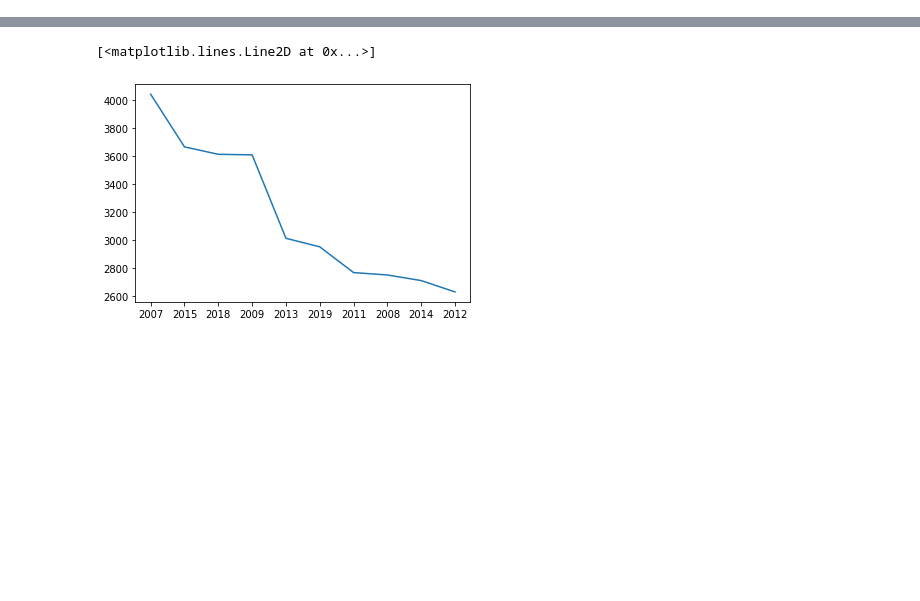
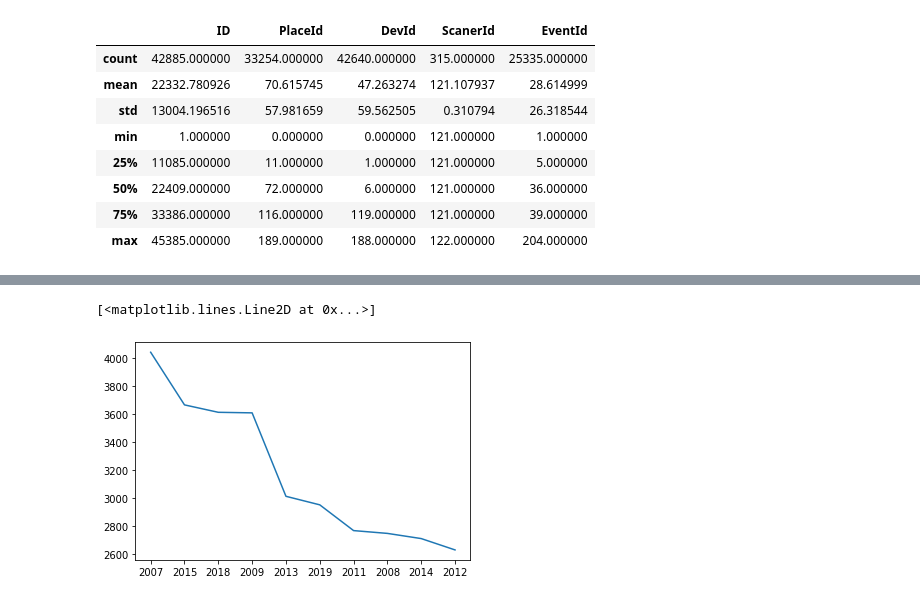
Before and after one commit to dimanikulin/fva, a Jupyter notebook: fvaFile.ipynb, the cells around one changed output, grey strips where cells are left out. Cells and saved outputs as stored; diff of their text form; code cells hidden in the pictures; blank space fills up the shorter version.

```diff
--- a/fvaFile.ipynb
+++ b/fvaFile.ipynb
@@ -44,3 +42,15 @@ dtype: object
+# %%
+fvaFile.describe()
+# %% [output]
+|  | ID | PlaceId | DevId | ScanerId | EventId |
+| count | 42885.000000 | 33254.000000 | 42640.000000 | 315.000000 | 25335.000000 |
+| mean | 22332.780926 | 70.615745 | 47.263274 | 121.107937 | 28.614999 |
+| std | 13004.196516 | 57.981659 | 59.562505 | 0.310794 | 26.318544 |
+| min | 1.000000 | 0.000000 | 0.000000 | 121.000000 | 1.000000 |
+| 25% | 11085.000000 | 11.000000 | 1.000000 | 121.000000 | 5.000000 |
+| 50% | 22409.000000 | 72.000000 | 6.000000 | 121.000000 | 36.000000 |
+| 75% | 33386.000000 | 116.000000 | 119.000000 | 121.000000 | 39.000000 |
+| max | 45385.000000 | 189.000000 | 188.000000 | 122.000000 | 204.000000 |
 # %%
 #1.How many photos per year, per month
 fvaFile['year'] = fvaFile['Name'].str.slice(0,4)
```
Also changed, not shown: parts of 12 cells of this notebook, 1 other file.
